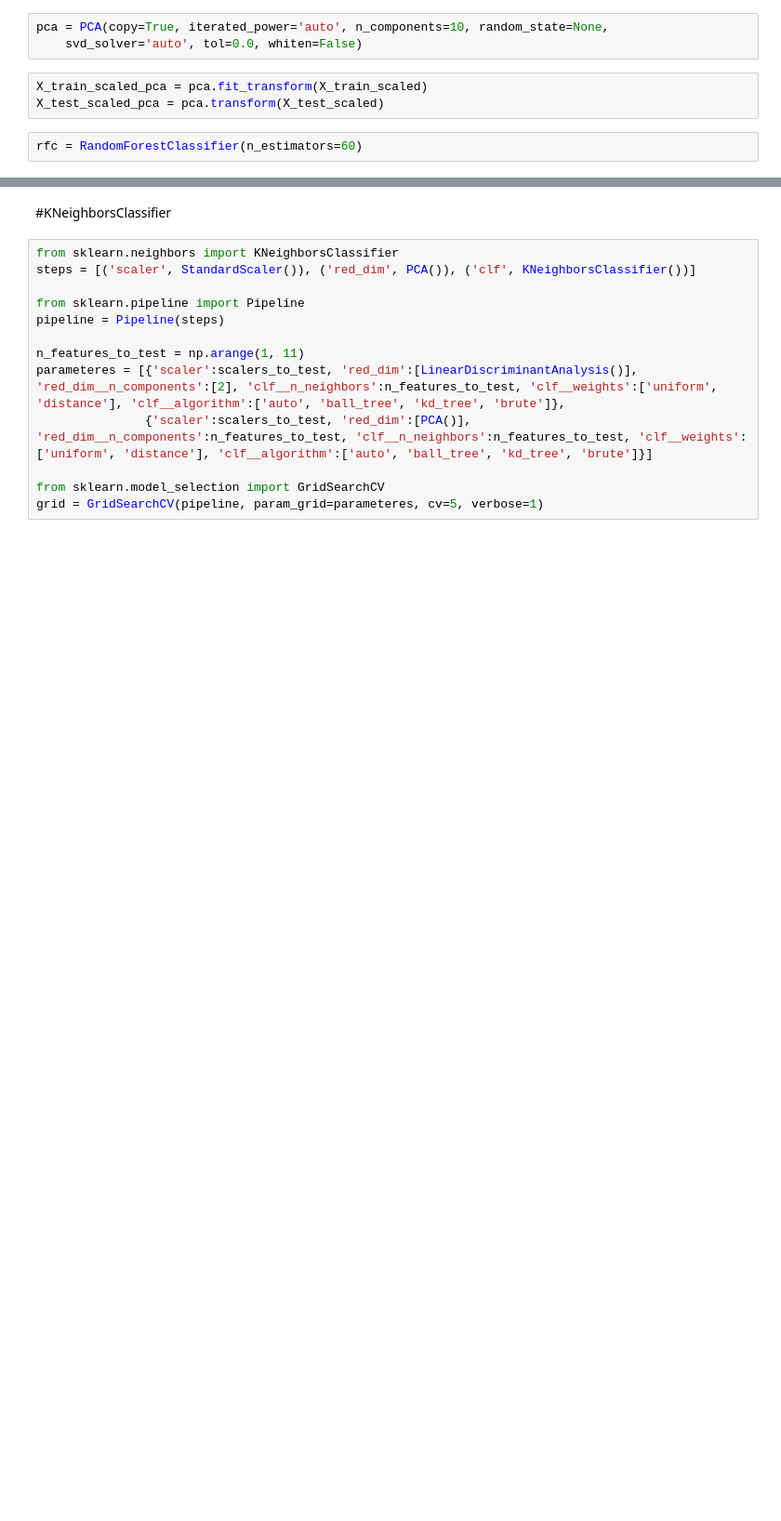
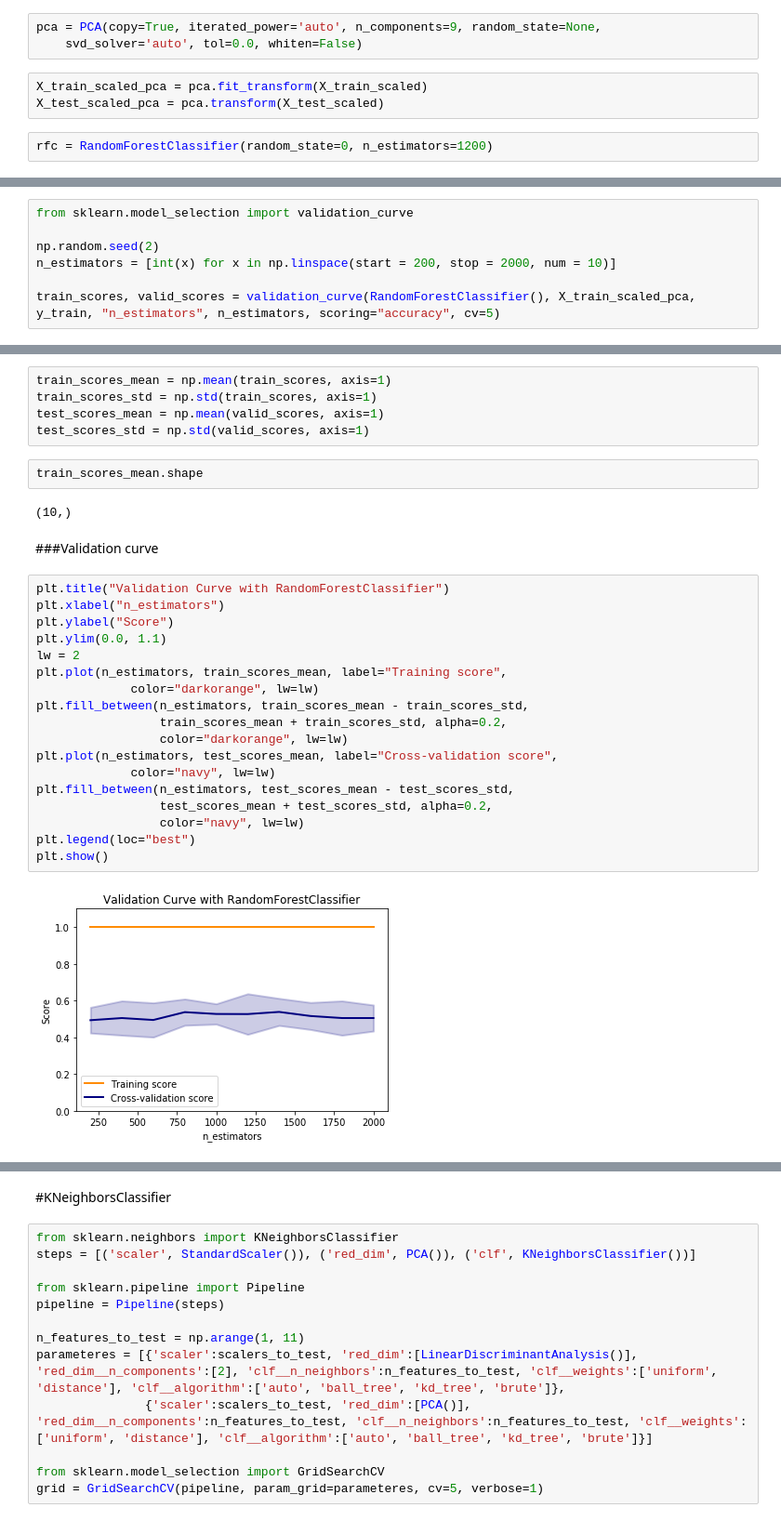
Before and after one commit to leonardoub/SCRIPT_PALERMO, a Jupyter notebook: Pipeline/Pipeline_2.ipynb, the cells around one changed output, grey strips where cells are left out. Shown at 93% size. Saved outputs shown, nothing was run; the diff lists cells and outputs as text; blank space fills up the shorter version.

```diff
--- a/Pipeline/Pipeline_2.ipynb
+++ b/Pipeline/Pipeline_2.ipynb
@@ -242,13 +281,13 @@ X_test_scaled = s_scaler.transform(X_test)
 X_train_scaled = r_scaler.fit_transform(X_train)
 X_test_scaled = r_scaler.transform(X_test)
 # %%
-pca = PCA(copy=True, iterated_power='auto', n_components=10, random_state=None,
+pca = PCA(copy=True, iterated_power='auto', n_components=9, random_state=None,
     svd_solver='auto', tol=0.0, whiten=False)
 # %%
 X_train_scaled_pca = pca.fit_transform(X_train_scaled)
 X_test_scaled_pca = pca.transform(X_test_scaled)
 # %%
-rfc = RandomForestClassifier(n_estimators=60)
+rfc = RandomForestClassifier(random_state=0, n_estimators=1200)
 # %%
 rfc.fit(X_train_scaled_pca, y_train)
 # %% [output]
@@ -266,0 +306,7 @@ rfc.score(X_test_scaled_pca, y_test)
+# %%
+from sklearn.model_selection import validation_curve
+
+np.random.seed(2)
+n_estimators = [int(x) for x in np.linspace(start = 200, stop = 2000, num = 10)]
+
+train_scores, valid_scores = validation_curve(RandomForestClassifier(), X_train_scaled_pca, y_train, "n_estimators", n_estimators, scoring="accuracy", cv=5)
@@ -266,0 +319,31 @@ rfc.score(X_test_scaled_pca, y_test)
+# %%
+train_scores_mean = np.mean(train_scores, axis=1)
+train_scores_std = np.std(train_scores, axis=1)
+test_scores_mean = np.mean(valid_scores, axis=1)
+test_scores_std = np.std(valid_scores, axis=1)
+# %%
+train_scores_mean.shape
+# %% [output]
+(10,)
+# %% [markdown]
+###Validation curve
+# %%
+plt.title("Validation Curve with RandomForestClassifier")
+plt.xlabel("n_estimators")
+plt.ylabel("Score")
+plt.ylim(0.0, 1.1)
+lw = 2
+plt.plot(n_estimators, train_scores_mean, label="Training score",
+             color="darkorange", lw=lw)
+plt.fill_between(n_estimators, train_scores_mean - train_scores_std,
+                 train_scores_mean + train_scores_std, alpha=0.2,
+                 color="darkorange", lw=lw)
+plt.plot(n_estimators, test_scores_mean, label="Cross-validation score",
+             color="navy", lw=lw)
+plt.fill_between(n_estimators, test_scores_mean - test_scores_std,
+                 test_scores_mean + test_scores_std, alpha=0.2,
+                 color="navy", lw=lw)
+plt.legend(loc="best")
+plt.show()
+# %% [output]
+[figure, added]
```
Also changed, not shown: parts of 30 cells of this notebook.
